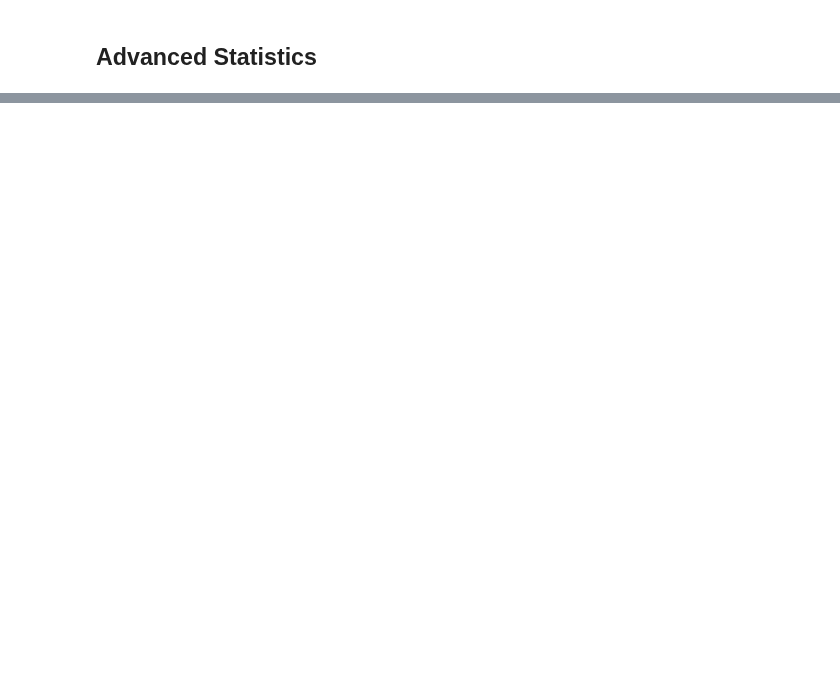
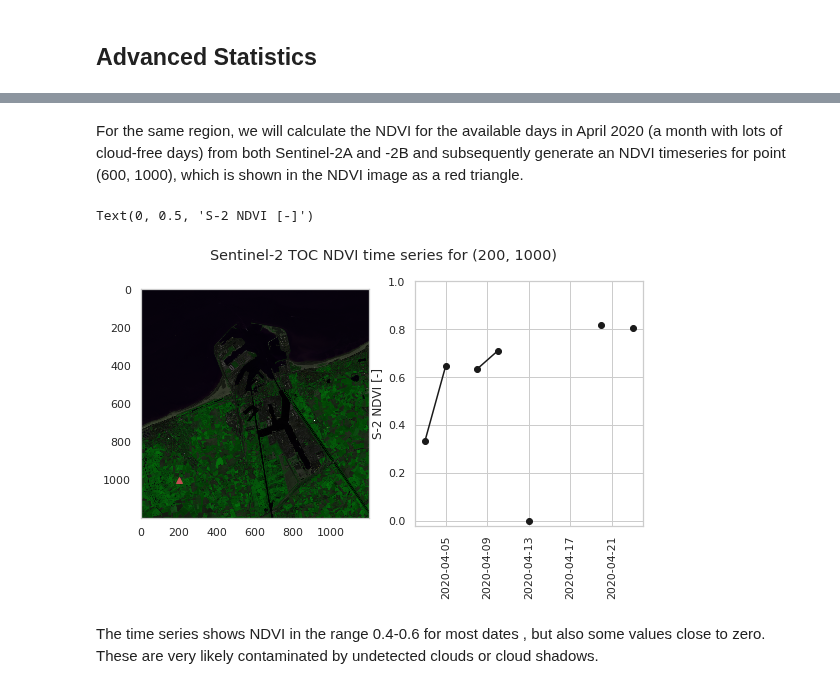
Before and after one commit to VITObelgium/notebook-samples, a Jupyter notebook: Terrascope/Advanced/Sentinel-2_advanced.ipynb, the cells around one changed output, grey strips where cells are left out. Saved outputs shown, nothing was run; the diff lists cells and outputs as text; code cells hidden in the pictures; blank space fills up the shorter version.

```diff
--- a/Terrascope/Advanced/Sentinel-2_advanced.ipynb
+++ b/Terrascope/Advanced/Sentinel-2_advanced.ipynb
@@ -82,0 +135,56 @@ days   = ['03', '09', '16', '23', '29']
+# %% [markdown]
+For the same region, we will calculate the NDVI for the available days in April 2020 (a month with lots of cloud-free days) from both Sentinel-2A and -2B and subsequently generate an NDVI timeseries for point (600, 1000), which is shown in the NDVI image as a red triangle.
+# %%
+s2_dir     = '/data/MTDA/TERRASCOPE_Sentinel2/TOC_V2/2020/04/'
+days       = [x.split('/')[7] for x in sorted(glob.glob(os.path.join(s2_dir, '**/*31UES*')))] #retrieve the days for which there should be 31UES data
+yr_month   = s2_dir.split('/')[5:7]
+dates      = [dt.date(int(yr_month[0]), int(yr_month[1]), int(day)) for day in days] #convert the yr_month and extracted days into datetime objects
+
+ndvi_stack = np.zeros((1200, 1200, np.size(days))) # initilisation of the stacked NDVI array
+
+#retrieve the RED and TOC reflectance files for the date range
+for index, day in enumerate(days):
+    search_dir = glob.glob(os.path.join(s2_dir, day + '/S2[A,B]_202004' + day + '*_31UES_TOC_V200'))
+    f_red      = glob.glob(os.path.join(search_dir[0], '*B04*.tif'))[0]
+    f_nir      = glob.glob(os.path.join(search_dir[0], '*B08*.tif'))[0]
+    f_status   = glob.glob(os.path.join(search_dir[0], '*SCENECLASSIFICATION*.tif'))[0]
+
+    with rasterio.open(f_red, 'r') as data:
+       d_red = data.read(1, window=Window(800, 800, 1200, 1200)).astype(float) #conversion to float is required to flag invalid values as NaN
+
+    with rasterio.open(f_nir, 'r') as data:
+        d_nir = data.read(1, window=Window(800, 800, 1200, 1200)).astype(float)
+
+    with rasterio.open(f_status, 'r') as data:
+        d_status = data.read(1, window=Window(800, 800, 1200, 1200)).astype(float)
+
+    #compute the NDVI and stack, only consider scene classification for vegetation (class 4) or bare soil (class 5)
+    noval = np.where((d_status < 4) | (d_status > 5))
+    d_red[noval] = np.nan
+    d_red = d_red * 0.0001
+    d_nir[noval] = np.nan
+    d_nir = d_nir * 0.0001
+
+    ndvi_stack[:,:,index] = (d_nir - d_red) / (d_nir + d_red)
+
+#show the time series for (200, 1000)
+sns.set()
+sns.set_style("whitegrid", {'axes.grid' : False})
+mplot.figure(figsize=(9,4.5))
+mplot.suptitle('Sentinel-2 TOC NDVI time series for (200, 1000)')
+mplot.subplot(121)
+mplot.imshow(rgb)
+mplot.plot(200, 1000, 'r^')
+
+sns.set_style("whitegrid", {'axes.grid' : True})
+mplot.subplot(122)
+mplot.plot(dates, ndvi_stack[1000, 200,:], 'k-o')
+mplot.ylim(-0.02,1)
+mplot.xticks(rotation=90)
+mplot.ylabel('S-2 NDVI [-]')
+# %% [output]
+Text(0, 0.5, 'S-2 NDVI [-]')
+[figure, added]
+# %% [markdown]
+The time series shows NDVI in the range 0.4-0.6 for most dates , but also some values close to zero.
+These are very likely contaminated by undetected clouds or cloud shadows.
```
Also changed, not shown: parts of 12 cells of this notebook.
